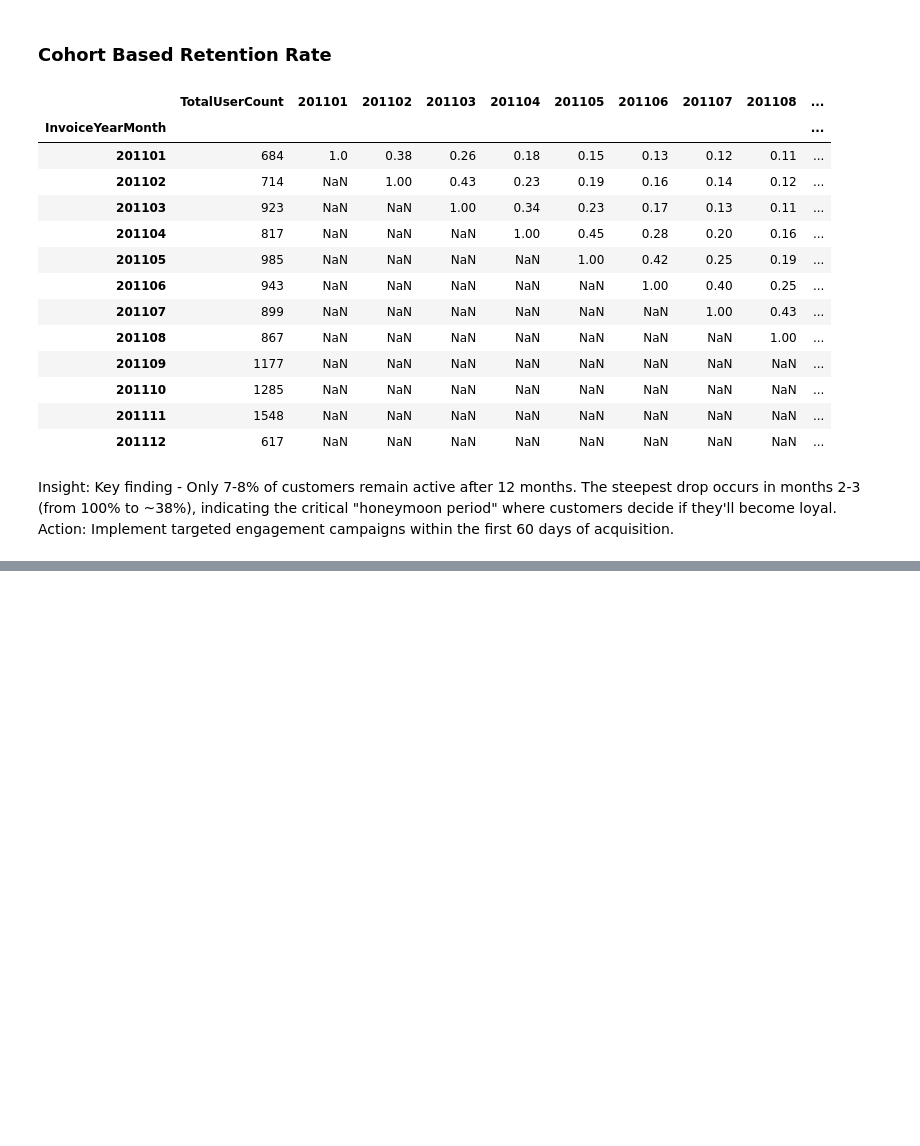
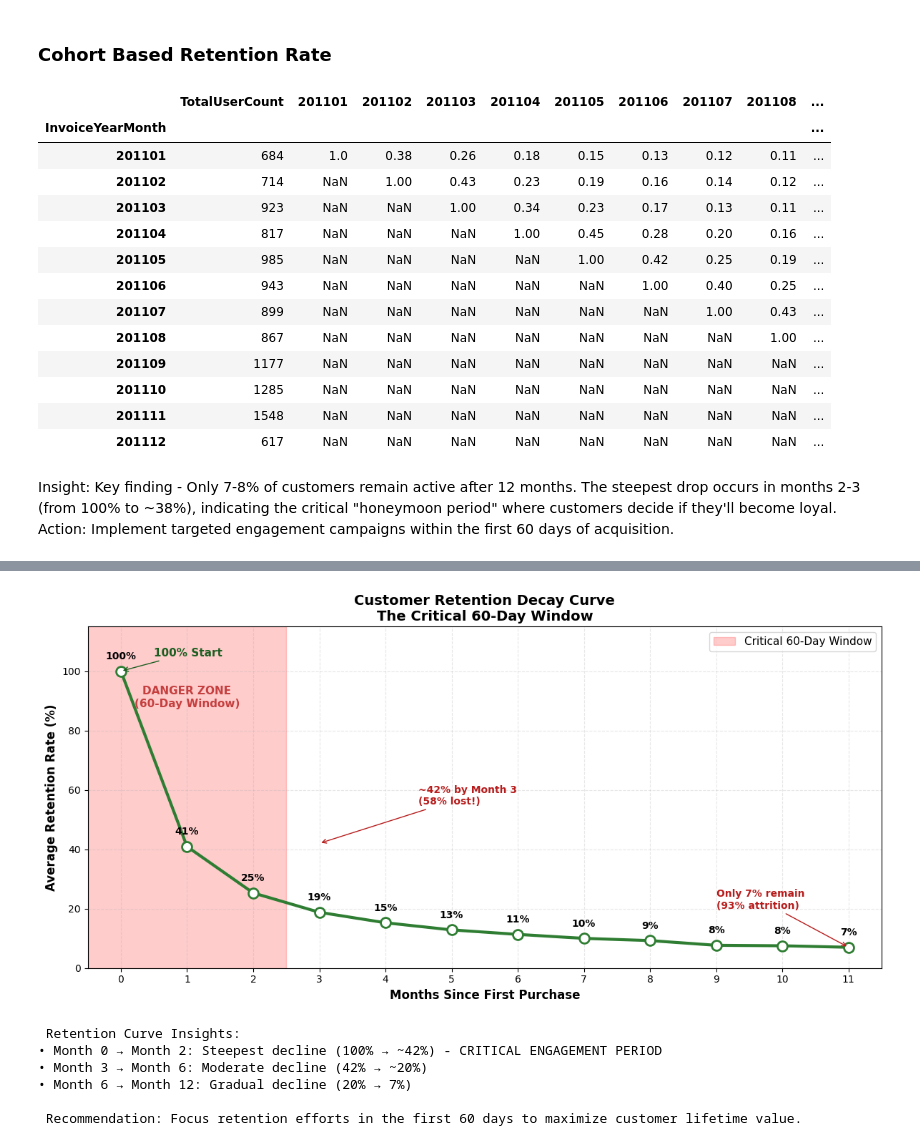
Before and after one commit to MylieMudaliyar/Sales-Marketing-Analytics-Data-Driven-Customer-Intelligence, a Jupyter notebook: 1-Revenue and User Retention Clculation/Revenue and User Retention Calculation.ipynb, the cells around one changed output, grey strips where cells are left out. Saved outputs shown, nothing was run; the diff lists cells and outputs as text; code cells hidden in the pictures; blank space fills up the shorter version.

```diff
--- a/1-Revenue and User Retention Clculation/Revenue and User Retention Calculation.ipynb
+++ b/1-Revenue and User Retention Clculation/Revenue and User Retention Calculation.ipynb
@@ -525,0 +564,69 @@ Insight: Key finding - Only 7-8% of customers remain active after 12 months. The
+# %%
+# Calculate average retention rate for each month since first purchase
+avg_retention = df_cohort_heatmap.mean(skipna=True)
+
+# Create line chart with 60-day danger zone
+fig, ax = plt.subplots(figsize=(12, 6))
+
+# Add shaded "danger zone" for first 60 days (months 0-2)
+ax.axvspan(-0.5, 2.5, alpha=0.2, color='red', label='Critical 60-Day Window')
+
+# Plot the retention curve
+months_since = avg_retention.index.astype(int)
+ax.plot(months_since, avg_retention.values,
+        marker='o', markersize=10, linewidth=3,
+        color='#2E7D32', markerfacecolor='white', markeredgewidth=2)
+
+# Add data labels
+for x, y in zip(months_since, avg_retention.values):
+    ax.annotate(f'{y:.0f}%',
+                xy=(x, y),
+                xytext=(0, 12),
+                textcoords='offset points',
+                ha='center', fontsize=10, fontweight='bold')
+
+# Highlight key annotations
+ax.annotate('100% Start', xy=(0, 100), xytext=(0.5, 105),
+            fontsize=11, fontweight='bold', color='#1B5E20',
+            arrowprops=dict(arrowstyle='->', color='#1B5E20'))
+
+ax.annotate('~42% by Month 3\n(58% lost!)', xy=(3, 42), xytext=(4.5, 55),
+            fontsize=10, fontweight='bold', color='#B71C1C',
+            arrowprops=dict(arrowstyle='->', color='#B71C1C'))
+
+ax.annotate('Only 7% remain\n(93% attrition)', xy=(11, 7), xytext=(9, 20),
+            fontsize=10, fontweight='bold', color='#B71C1C',
+            arrowprops=dict(arrowstyle='->', color='#B71C1C'))
+
+# Styling
+ax.set_xlabel('Months Since First Purchase', fontsize=12, fontweight='bold')
+ax.set_ylabel('Average Retention Rate (%)', fontsize=12, fontweight='bold')
+ax.set_title('Customer Retention Decay Curve\nThe Critical 60-Day Window', fontsize=14, fontweight='bold')
+ax.set_xlim(-0.5, 11.5)
+ax.set_ylim(0, 115)
+ax.set_xticks(range(12))
+ax.grid(True, alpha=0.3, linestyle='--')
+ax.legend(loc='upper right', fontsize=11)
+
+# Add danger zone text
+ax.text(1, 95, 'DANGER ZONE\n(60-Day Window)',
+        ha='center', va='top', fontsize=11, fontweight='bold',
+        color='#B71C1C', alpha=0.8)
+
+plt.tight_layout()
+plt.savefig('retention_decay_curve.png', dpi=150, bbox_inches='tight')
+plt.show()
+
+print("\n Retention Curve Insights:")
+print("• Month 0 → Month 2: Steepest decline (100% → ~42%) - CRITICAL ENGAGEMENT PERIOD")
+print("• Month 3 → Month 6: Moderate decline (42% → ~20%)")
+print("• Month 6 → Month 12: Gradual decline (20% → 7%)")
+print("\n Recommendation: Focus retention efforts in the first 60 days to maximize customer lifetime value.")
+# %% [output]
+[figure, added]
+ Retention Curve Insights:
+• Month 0 → Month 2: Steepest decline (100% → ~42%) - CRITICAL ENGAGEMENT PERIOD
+• Month 3 → Month 6: Moderate decline (42% → ~20%)
+• Month 6 → Month 12: Gradual decline (20% → 7%)
+
+ Recommendation: Focus retention efforts in the first 60 days to maximize customer lifetime value.
```
Also changed, not shown: parts of 17 cells of this notebook, 17 other files.
